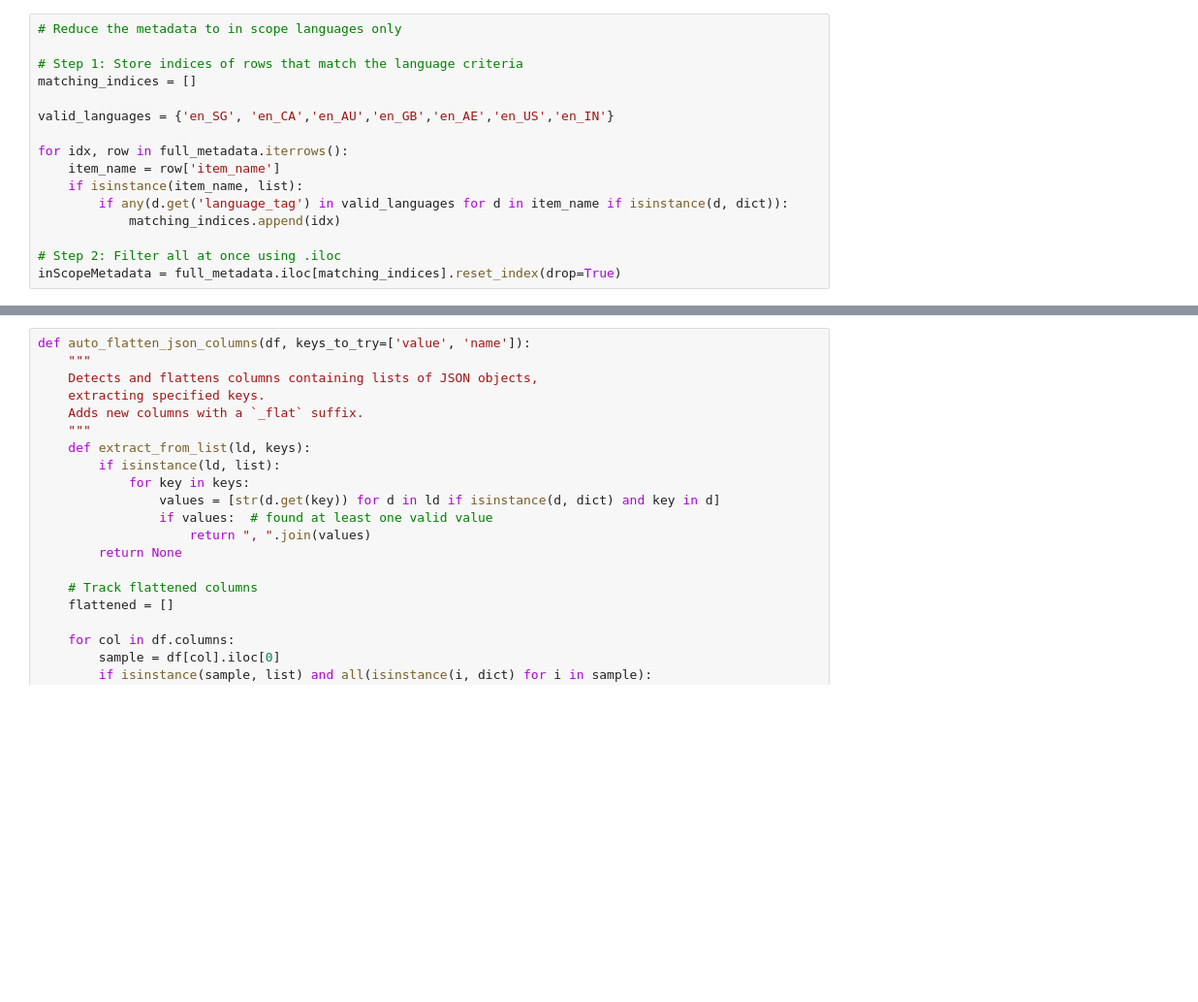
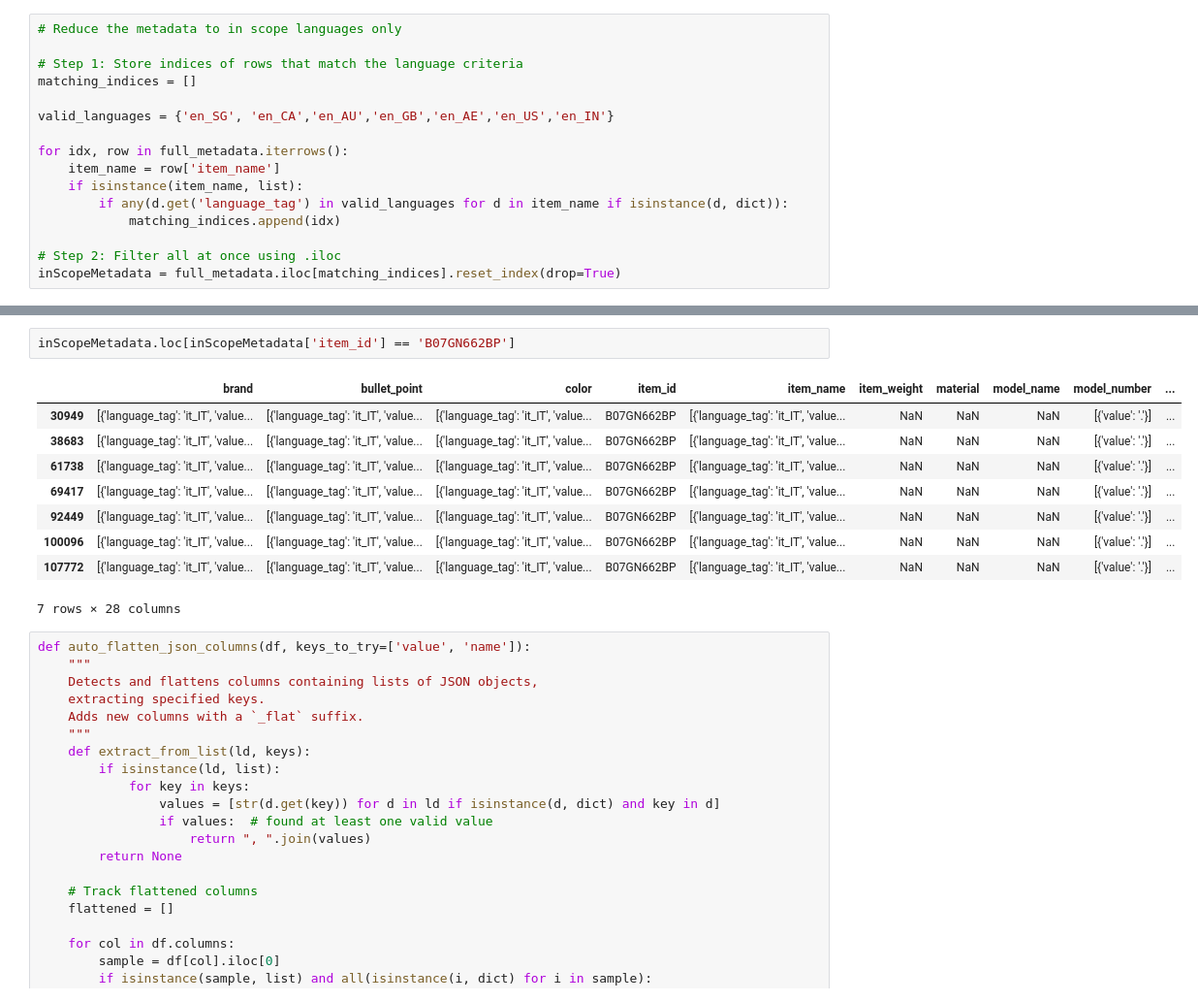
Before and after one commit to umeshrawat/shopAssist, a Jupyter notebook: notebooks/EDA.ipynb, the cells around one changed output, grey strips where cells are left out. Shown at 97% size. Cells and saved outputs as stored; diff of their text form; blank space fills up the shorter version.

```diff
--- a/notebooks/EDA.ipynb
+++ b/notebooks/EDA.ipynb
@@ -232,3 +224,15 @@ inScopeMetadata = full_metadata.iloc[matching_indices].reset_index(drop=True)
+# %%
+inScopeMetadata.loc[inScopeMetadata['item_id'] == 'B07GN662BP']
+# %% [output]
+|  | brand | bullet_point | color | item_id | item_name | item_weight | material | model_name | model_number | ... |
+| 30949 | [{'language_tag': 'it_IT', 'value... | [{'language_tag': 'it_IT', 'value... | [{'language_tag': 'it_IT', 'value... | B07GN662BP | [{'language_tag': 'it_IT', 'value... | NaN | NaN | NaN | [{'value': '.'}] | ... |
+| 38683 | [{'language_tag': 'it_IT', 'value... | [{'language_tag': 'it_IT', 'value... | [{'language_tag': 'it_IT', 'value... | B07GN662BP | [{'language_tag': 'it_IT', 'value... | NaN | NaN | NaN | [{'value': '.'}] | ... |
+| 61738 | [{'language_tag': 'it_IT', 'value... | [{'language_tag': 'it_IT', 'value... | [{'language_tag': 'it_IT', 'value... | B07GN662BP | [{'language_tag': 'it_IT', 'value... | NaN | NaN | NaN | [{'value': '.'}] | ... |
+| 69417 | [{'language_tag': 'it_IT', 'value... | [{'language_tag': 'it_IT', 'value... | [{'language_tag': 'it_IT', 'value... | B07GN662BP | [{'language_tag': 'it_IT', 'value... | NaN | NaN | NaN | [{'value': '.'}] | ... |
+| 92449 | [{'language_tag': 'it_IT', 'value... | [{'language_tag': 'it_IT', 'value... | [{'language_tag': 'it_IT', 'value... | B07GN662BP | [{'language_tag': 'it_IT', 'value... | NaN | NaN | NaN | [{'value': '.'}] | ... |
+| 100096 | [{'language_tag': 'it_IT', 'value... | [{'language_tag': 'it_IT', 'value... | [{'language_tag': 'it_IT', 'value... | B07GN662BP | [{'language_tag': 'it_IT', 'value... | NaN | NaN | NaN | [{'value': '.'}] | ... |
+| 107772 | [{'language_tag': 'it_IT', 'value... | [{'language_tag': 'it_IT', 'value... | [{'language_tag': 'it_IT', 'value... | B07GN662BP | [{'language_tag': 'it_IT', 'value... | NaN | NaN | NaN | [{'value': '.'}] | ... |
+7 rows × 28 columns
 # %%
 def auto_flatten_json_columns(df, keys_to_try=['value', 'name']):
     """
```
Also changed, not shown: parts of 6 cells of this notebook.
